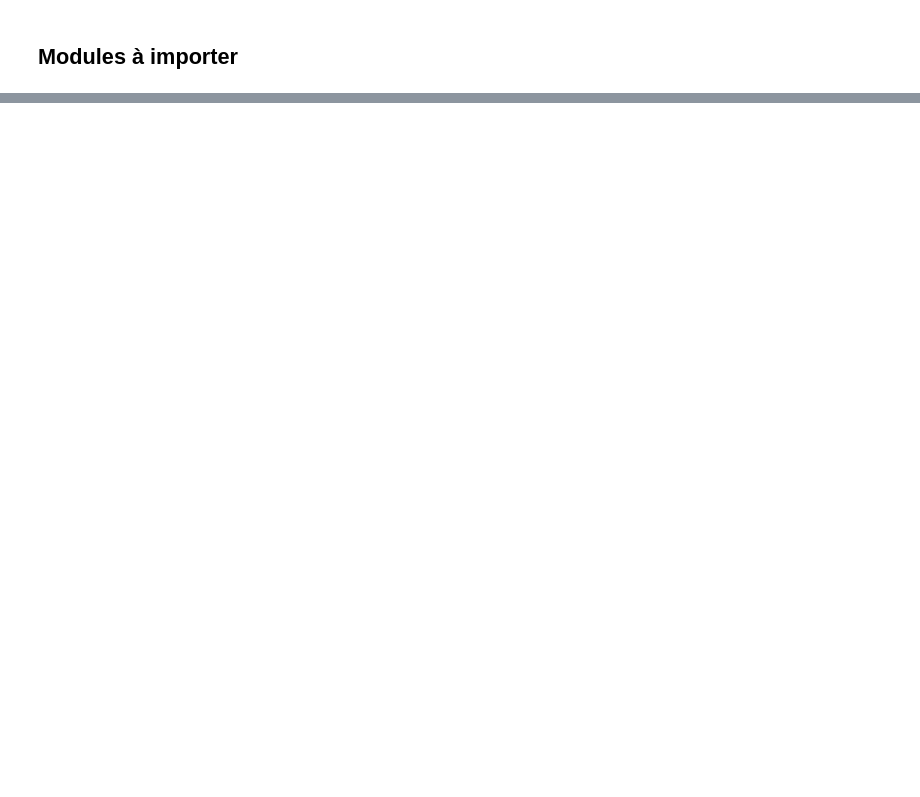
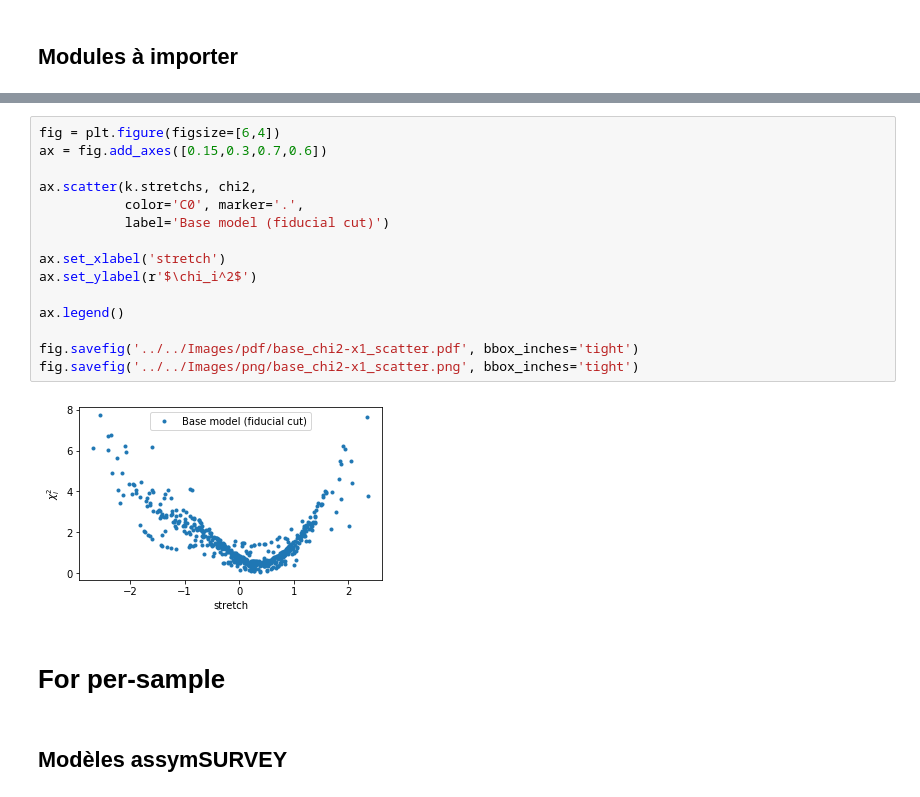
Before and after one commit to Nora-n/variaIa, a Jupyter notebook: notebooks/Drafts/chi2_test.ipynb, the cells around one changed output, grey strips where cells are left out. Drawn from its saved outputs; the diff is of its cells as text; blank space fills up the shorter version.

```diff
--- a/notebooks/Drafts/chi2_test.ipynb
+++ b/notebooks/Drafts/chi2_test.ipynb
@@ -201,0 +332,21 @@ np.sum(np.log(2*np.pi*(dx1**2 + sigma**2)))
+# %%
+fig = plt.figure(figsize=[6,4])
+ax = fig.add_axes([0.15,0.3,0.7,0.6])
+
+ax.scatter(k.stretchs, chi2,
+           color='C0', marker='.',
+           label='Base model (fiducial cut)')
+
+ax.set_xlabel('stretch')
+ax.set_ylabel(r'$\chi_i^2$')
+
+ax.legend()
+
+fig.savefig('../../Images/pdf/base_chi2-x1_scatter.pdf', bbox_inches='tight')
+fig.savefig('../../Images/png/base_chi2-x1_scatter.png', bbox_inches='tight')
+# %% [output]
+[figure, added]
+# %% [markdown]
+# For per-sample
+# %% [markdown]
+## Modèles assymSURVEY
```
Also changed, not shown: parts of 47 cells of this notebook, 59 other files.
